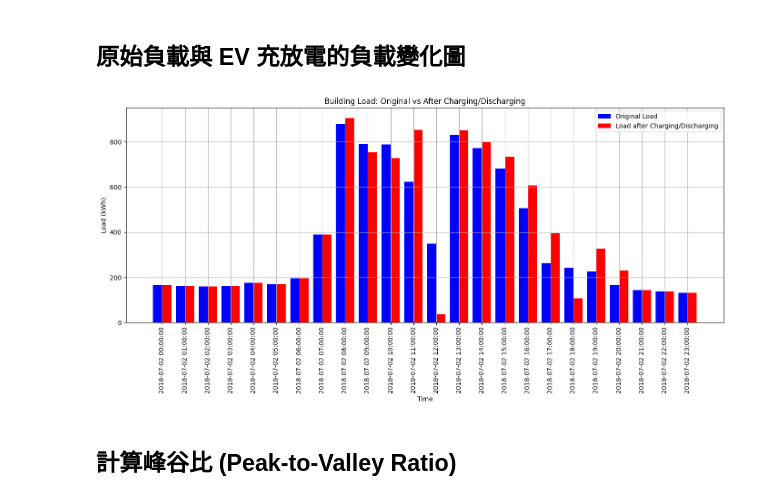
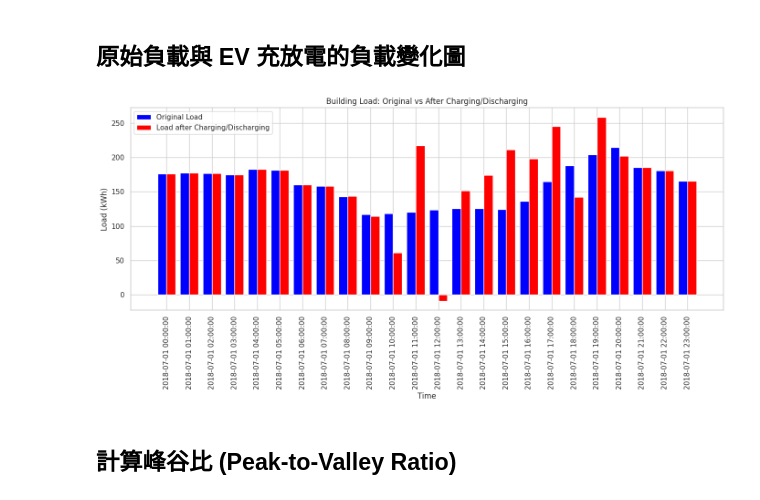
Before and after one commit to carlwang49/MY_WORK, a Jupyter notebook: Evaluation.ipynb, the cells around one changed output. Cells and saved outputs as stored; diff of their text form; code cells hidden in the pictures.

```diff
--- a/Evaluation.ipynb
+++ b/Evaluation.ipynb
@@ -101,17 +101,17 @@ def plot_load_history(file_path, start_date, end_date):
     plt.tight_layout()
     plt.show()
 # %%
-file_path = './Result/VDN/1/building_loading_history.csv'  # Modify this to the path of your load history file
-start_date = '2018-07-02'
-end_date = '2018-07-03'
+file_path = './Result/IQL/1/building_loading_history.csv'  # Modify this to the path of your load history file
+start_date = '2018-07-01'
+end_date = '2018-07-02'
 
 # Convert string dates to datetime objects
 start_date = datetime.strptime(start_date, '%Y-%m-%d')
 end_date = datetime.strptime(end_date, '%Y-%m-%d')
 
 plot_load_history(file_path, start_date, end_date)
 # %% [output]
-[figure, old version]
+[figure, new version]
 # %% [markdown]
 ## 計算峰谷比 (Peak-to-Valley Ratio)
 # %%
```
Also changed, not shown: parts of 4 cells of this notebook.
